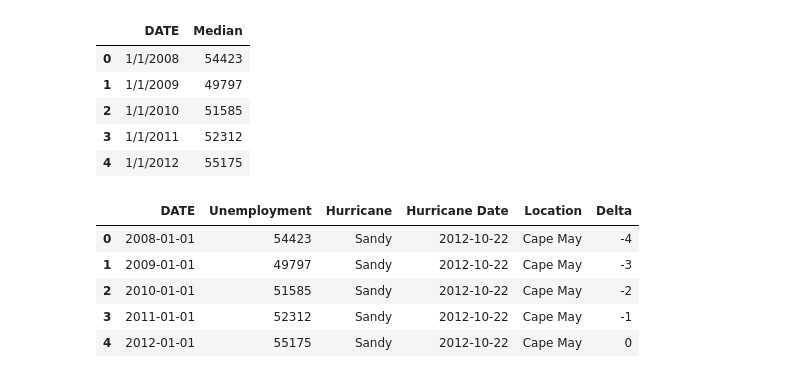
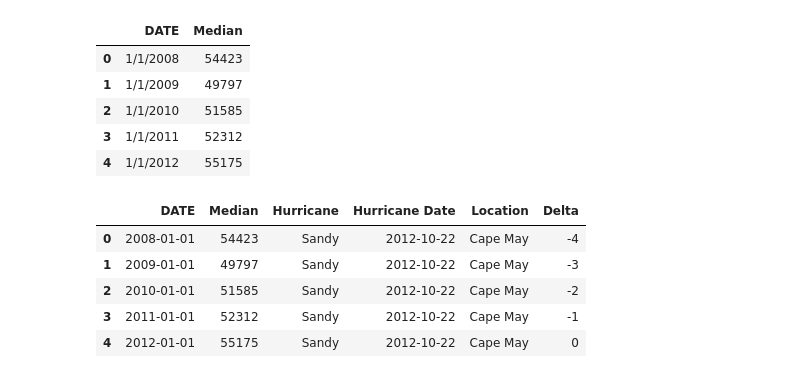
Before and after one commit to mchrzanowski27/Project1, a Jupyter notebook: Project 1 Data Sandy.ipynb, the cells around one changed output. Saved outputs shown, nothing was run; the diff lists cells and outputs as text; code cells hidden in the pictures.

```diff
--- a/Project 1 Data Sandy.ipynb
+++ b/Project 1 Data Sandy.ipynb
@@ -198,28 +198,25 @@ Sandy_median_df.head()
 # %%
 # remove rows prior to 1990
 
 Sandy_median_df['DATE'] = pd.to_datetime(Sandy_median_df['DATE'])
 
 Sandy_median_df = Sandy_median_df[Sandy_median_df["DATE"] >= '2001-01-01']
 
 #Add hurricane, year, location
 
 Sandy_median_df[['Hurricane','Hurricane Date','Location']] = pd.DataFrame([['Sandy','2012-10-22','Cape May']], index = Sandy_median_df.index)
 
 Sandy_median_df['Hurricane Date'] = pd.to_datetime(Sandy_median_df['Hurricane Date'])
 
 
 #We will need to show data from multiple years, so delta from hurricane best option
 Sandy_median_df['Delta'] = ((Sandy_median_df['DATE'] - Sandy_median_df['Hurricane Date']).dt.days/365)
 
 Sandy_median_df['Delta'] = Sandy_median_df['Delta'].astype(int)
 
-#Rename column
-Sandy_median_df = Sandy_median_df.rename(columns={'Median': 'Unemployment'})
-
 Sandy_median_df.head()
 # %% [output]
-|  | DATE | Unemployment | Hurricane | Hurricane Date | Location | Delta |
+|  | DATE | Median | Hurricane | Hurricane Date | Location | Delta |
 | 0 | 2008-01-01 | 54423 | Sandy | 2012-10-22 | Cape May | -4 |
 | 1 | 2009-01-01 | 49797 | Sandy | 2012-10-22 | Cape May | -3 |
 | 2 | 2010-01-01 | 51585 | Sandy | 2012-10-22 | Cape May | -2 |
```
Also changed, not shown: parts of 3 cells of this notebook, 3 other files.
